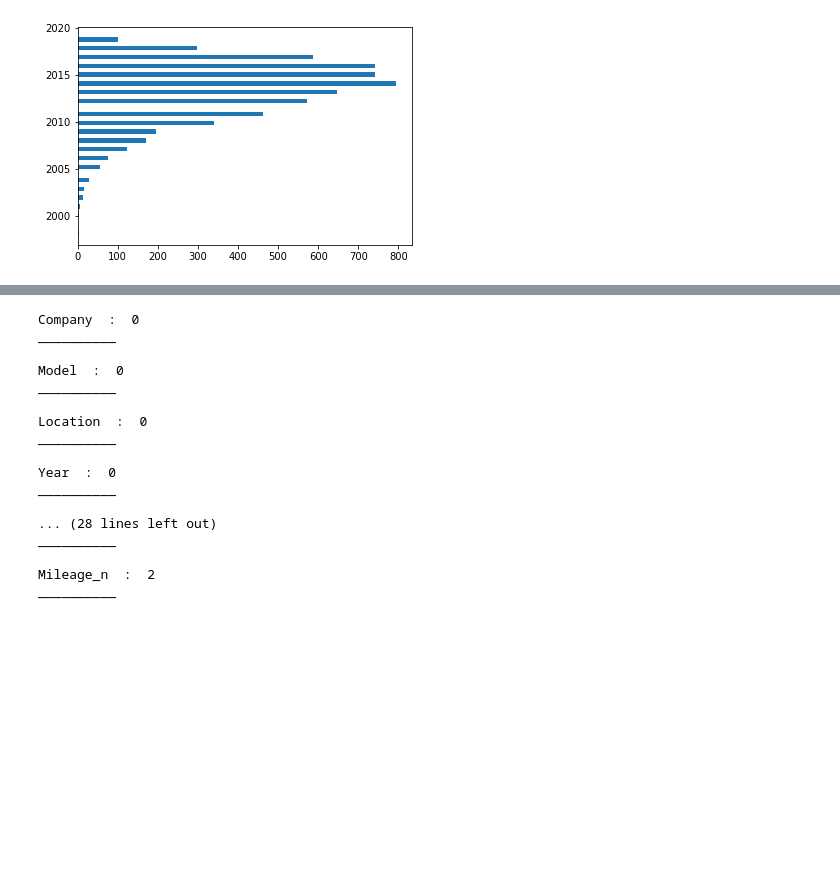
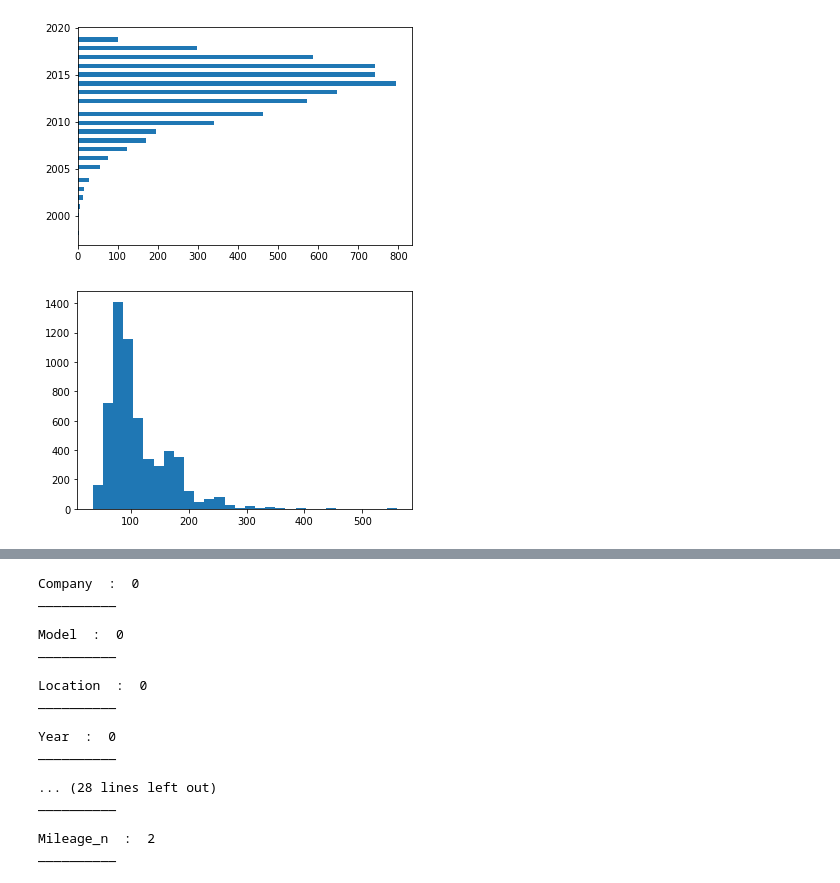
Before and after one commit to ranjeet964/Car-resell-price-prediction, a Jupyter notebook: car price prediction.ipynb, the cells around one changed output, grey strips where cells are left out. Saved outputs shown, nothing was run; the diff lists cells and outputs as text; code cells hidden in the pictures; blank space fills up the shorter version.

```diff
--- a/car price prediction.ipynb
+++ b/car price prediction.ipynb
@@ -289,3 +261,8 @@ plt.hist(train_new['Year'], bins=45, orientation='horizontal')
 plt.show()
 # %% [output]
 [figure]
+# %%
+plt.hist(train_new['Power_bhp'], bins=30, orientation='vertical')
+plt.show()
+# %% [output]
+[figure, added]
```
Also changed, not shown: parts of 20 cells of this notebook.
